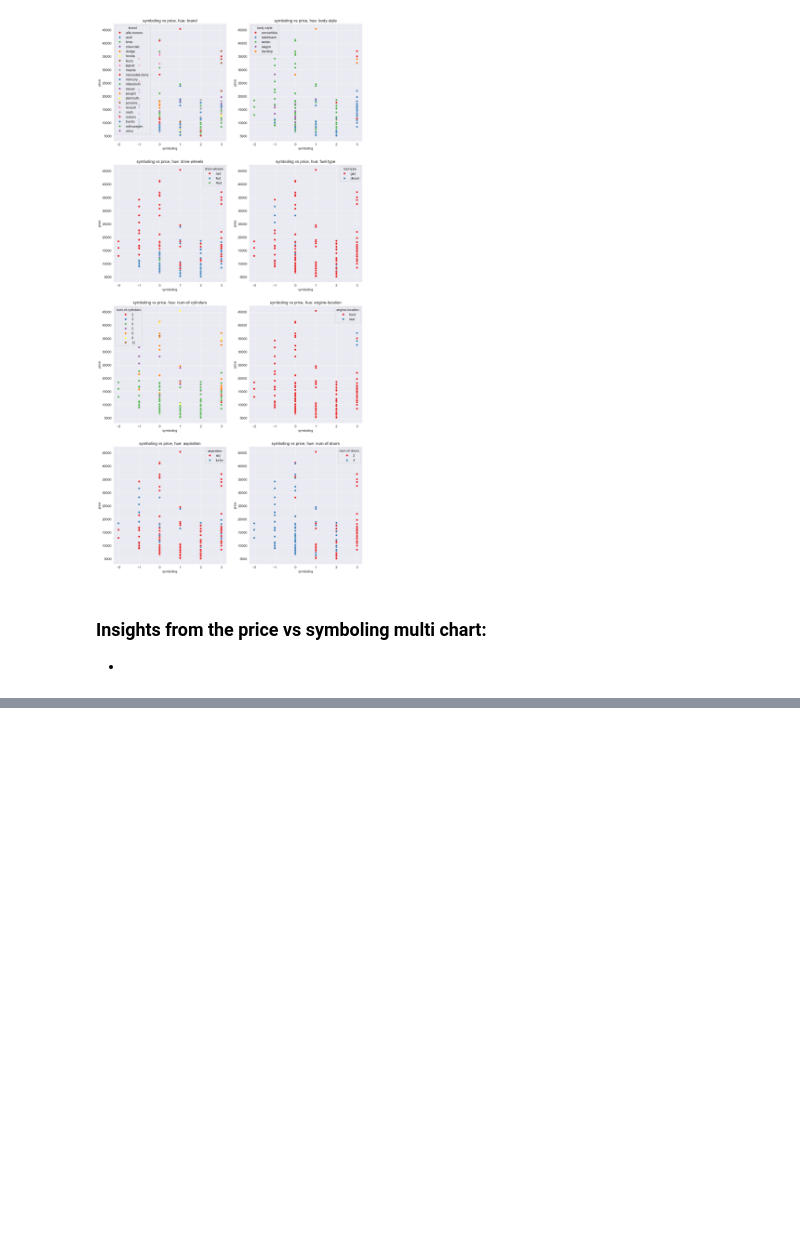
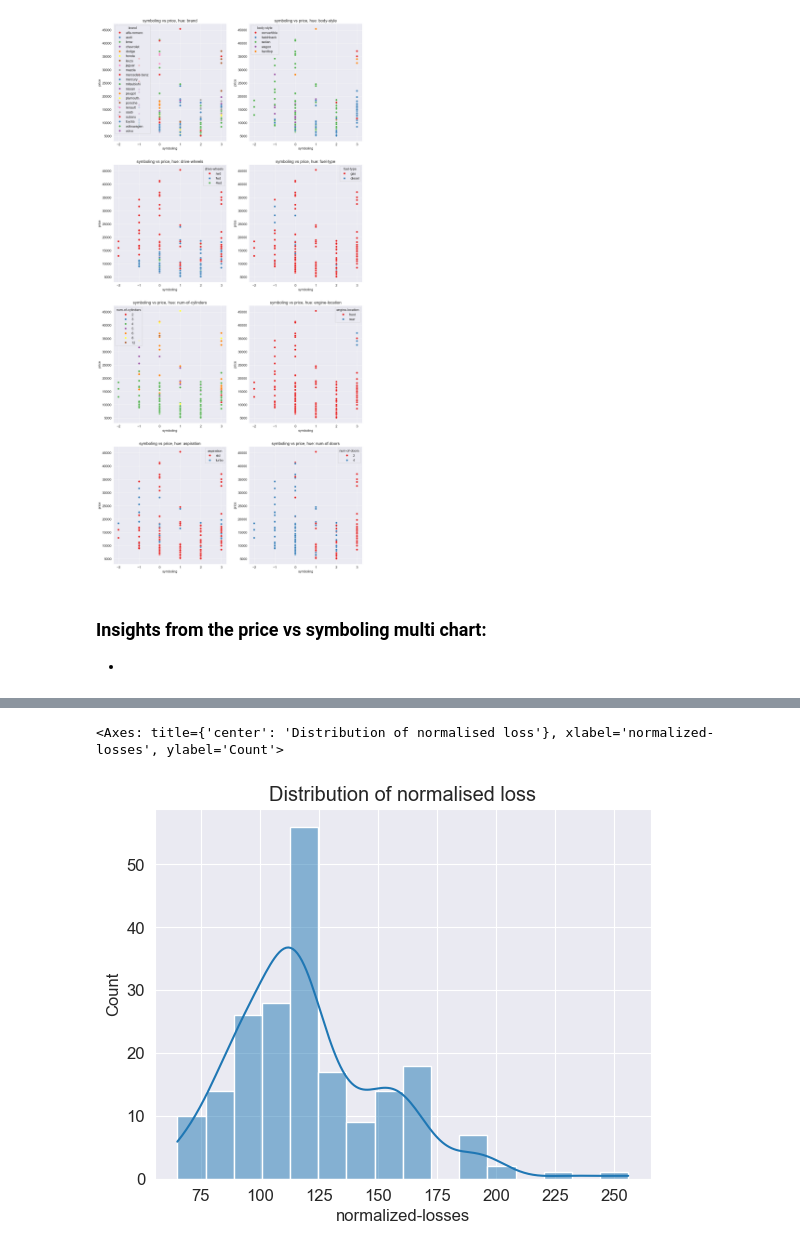
Before and after one commit to kasuleBS/automobile_analysis, a Jupyter notebook: analysis_file.ipynb, the cells around one changed output, grey strips where cells are left out. Cells and saved outputs as stored; diff of their text form; code cells hidden in the pictures; blank space fills up the shorter version.

```diff
--- a/analysis_file.ipynb
+++ b/analysis_file.ipynb
@@ -1256,0 +1306,6 @@ for key,val in plots_dict.items():
+# %%
+plt.title('Distribution of normalised loss')
+sns.histplot(automobile_df['normalized-losses'],kde=True)
+# %% [output]
+<Axes: title={'center': 'Distribution of normalised loss'}, xlabel='normalized-losses', ylabel='Count'>
+[figure, added]
```
Also changed, not shown: parts of 20 cells of this notebook.
